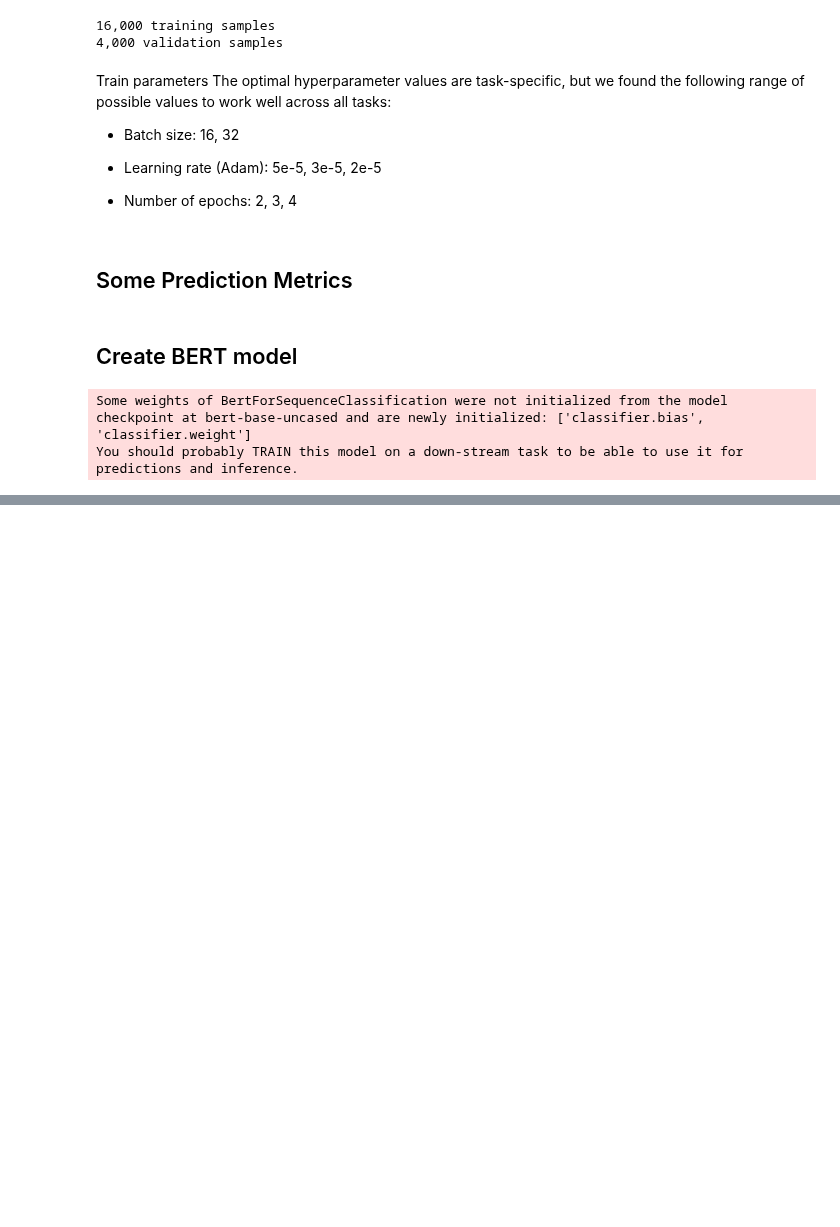
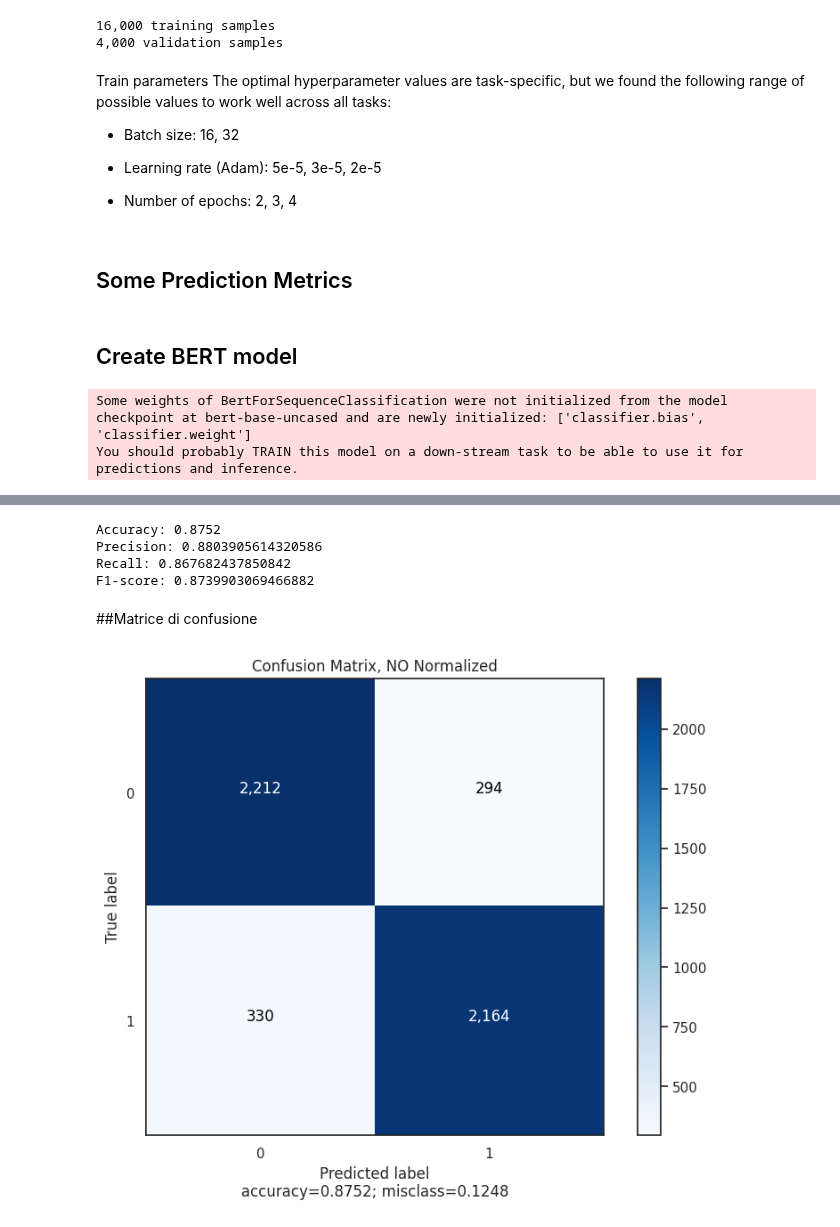
Before and after one commit to MikDR/DataScience-Python, a Jupyter notebook: b/codice.ipynb, the cells around one changed output, grey strips where cells are left out. Saved outputs shown, nothing was run; the diff lists cells and outputs as text; code cells hidden in the pictures; blank space fills up the shorter version.

Commit message:
da completare dettagli, addestramento fatto bert

```diff
--- a/b/codice.ipynb
+++ b/b/codice.ipynb
@@ -68,7 +56,7 @@ device(type='cpu')
 #leggi csv
 
 # Percorso del file CSV
-file_path = './csv/train.csv'
+file_path = '/content/drive/MyDrive/b/csv/train.csv'
 
 # Leggi il file CSV con i nomi personalizzati delle colonne
 df = pd.read_csv(file_path)
@@ -285,5 +243,5 @@ print('Index of max length sentence in train_text array:', max_len_index)
 # %%
-#siccome la max_length supera i 512, consentit da bert la fissiamo noi in modo da troncare a 512 quelli più lunghi
+#siccome la max_length supera i 512, consentit da bert la fissiamo noi in modo da troncare a 156 (lunghezza media) quelli più lunghi
 
 input_ids = []
 attention_masks = []
@@ -300,7 +258,7 @@ for t in train_text:
     encoded_dict = tokenizer.encode_plus(
                         t,                      # Sentence to encode.
                         add_special_tokens = True, # Add '[CLS]' and '[SEP]'
-                        max_length = 512,           # Pad & truncate all sentences.
+                        max_length = round(average_length),           # Pad & truncate all sentences.
                         truncation=True,
                         pad_to_max_length = True,
                         return_attention_mask = True,   # Construct attn. masks.
@@ -319,8 +277,8 @@ attention_masks = torch.cat(attention_masks, dim=0)
 labels = torch.tensor(train_labels)
 # %%
 # Print sentence 0, now as a list of IDs.
-#i=random.randint(0,len(train_text)-1)
-i=709
+i=random.randint(0,len(train_text)-1)
+#i=709
 #i=100
 print('Original: ', train_text[i])
 print('Input IDs:', input_ids[i])
@@ -587,0 +642,27 @@ for _ in trange(epochs, desc = 'Epoch'):
+# %%
+from functools import reduce
+scores = reduce(lambda x,y: x+y,[list(map(np.argmax,p)) for p in predictions])
+labels = reduce(lambda x,y: list(x) + list(y), true_labels)
+
+from sklearn.metrics import precision_score, recall_score, f1_score
+accuracy = accuracy_score(scores, labels)
+print("Accuracy:", accuracy)
+
+# Calcola la precision
+precision = precision_score(labels, scores)
+print("Precision:", precision)
+
+# Calcola la recall
+recall = recall_score(labels, scores)
+print("Recall:", recall)
+
+# Calcola l'F1-score
+f1 = f1_score(labels, scores)
+print("F1-score:", f1)
+# %% [output]
+Accuracy: 0.8752
+Precision: 0.8803905614320586
+Recall: 0.867682437850842
+F1-score: 0.8739903069466882
+# %% [markdown]
+##Matrice di confusione
@@ -587,0 +750,15 @@ for _ in trange(epochs, desc = 'Epoch'):
+# %%
+from sklearn.metrics import confusion_matrix
+import seaborn as sns
+
+sns.set(font_scale=1)
+sns.set(style='white')
+
+
+cm = confusion_matrix(labels,scores)
+plot_confusion_matrix(cm           = cm,
+                      normalize    = False,
+                      target_names = ['0', '1'],
+                      title        = "Confusion Matrix, NO Normalized")
+# %% [output]
+[figure, added]
```
Also changed, not shown: parts of 18 cells of this notebook.
